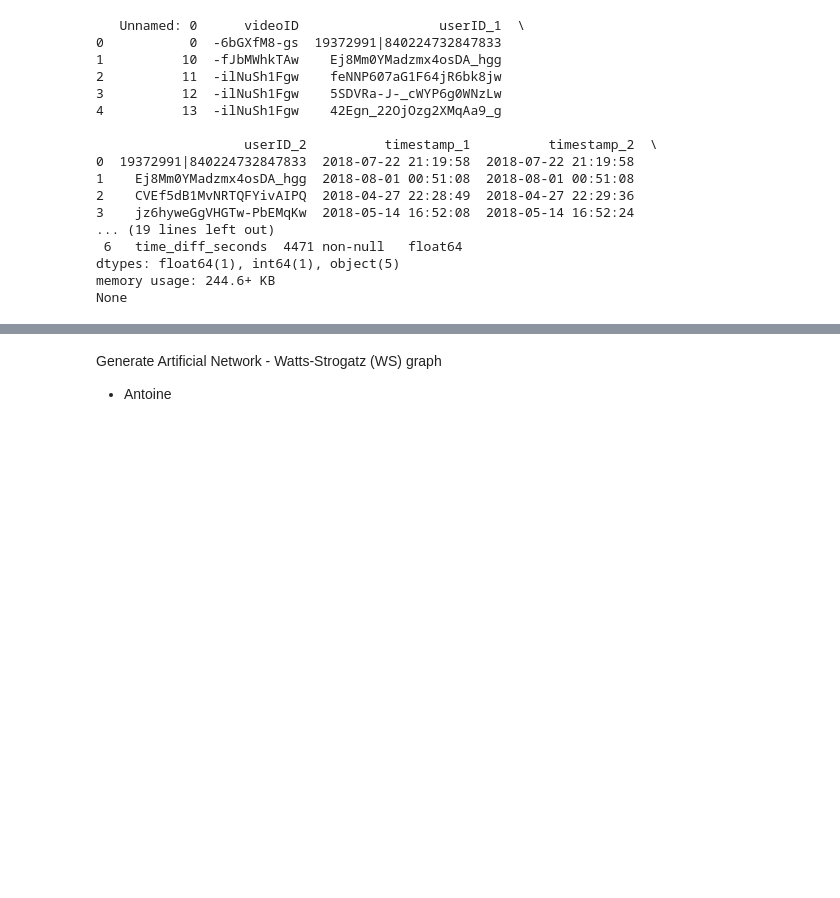
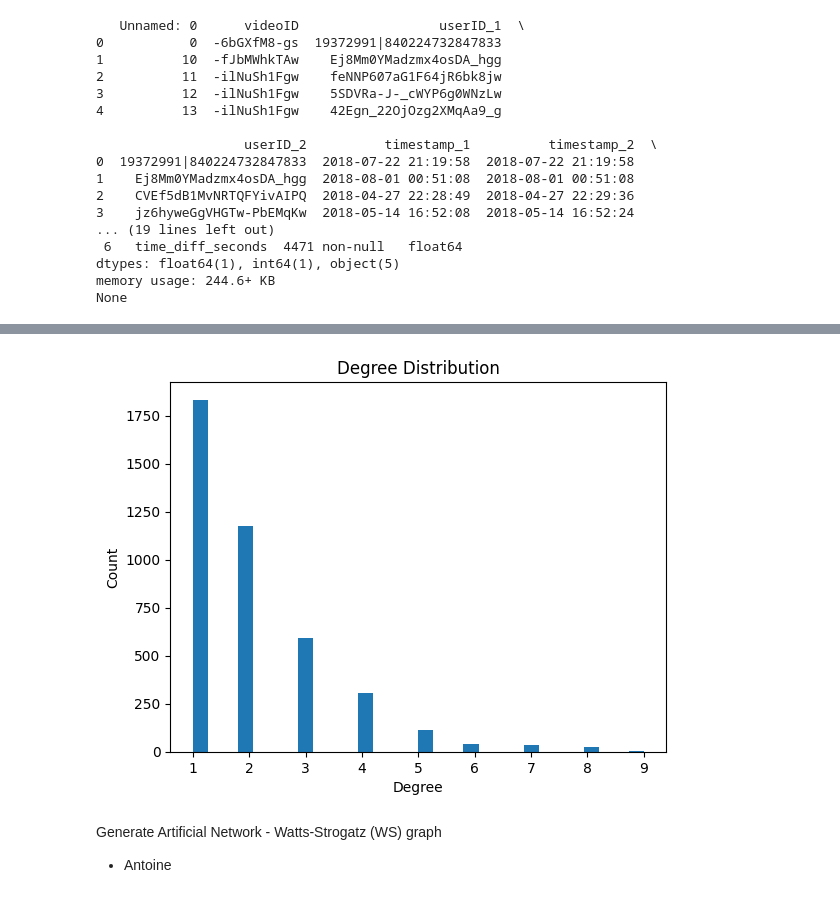
Before and after one commit to DanielQuiram-UM/Network_Science_Assignment_1, a Jupyter notebook: Asgn1.ipynb, the cells around one changed output, grey strips where cells are left out. Drawn from its saved outputs; the diff is of its cells as text; code cells hidden in the pictures; blank space fills up the shorter version.

```diff
--- a/Asgn1.ipynb
+++ b/Asgn1.ipynb
@@ -189,3 +197,14 @@ k0Q0MCjB2V4eU2XhIVTJtQ: 0.001986
+# %%
+# Plotting vertex degree distribution
+
+degrees = [d for n, d in G.degree()]
+plt.hist(degrees, bins=30)
+plt.title("Degree Distribution")
+plt.xlabel("Degree")
+plt.ylabel("Count")
+plt.show()
+# %% [output]
+[figure, added]
 # %%
 # Create sub-networks - Merel?
 # %%
```
Also changed, not shown: parts of 4 cells of this notebook.
